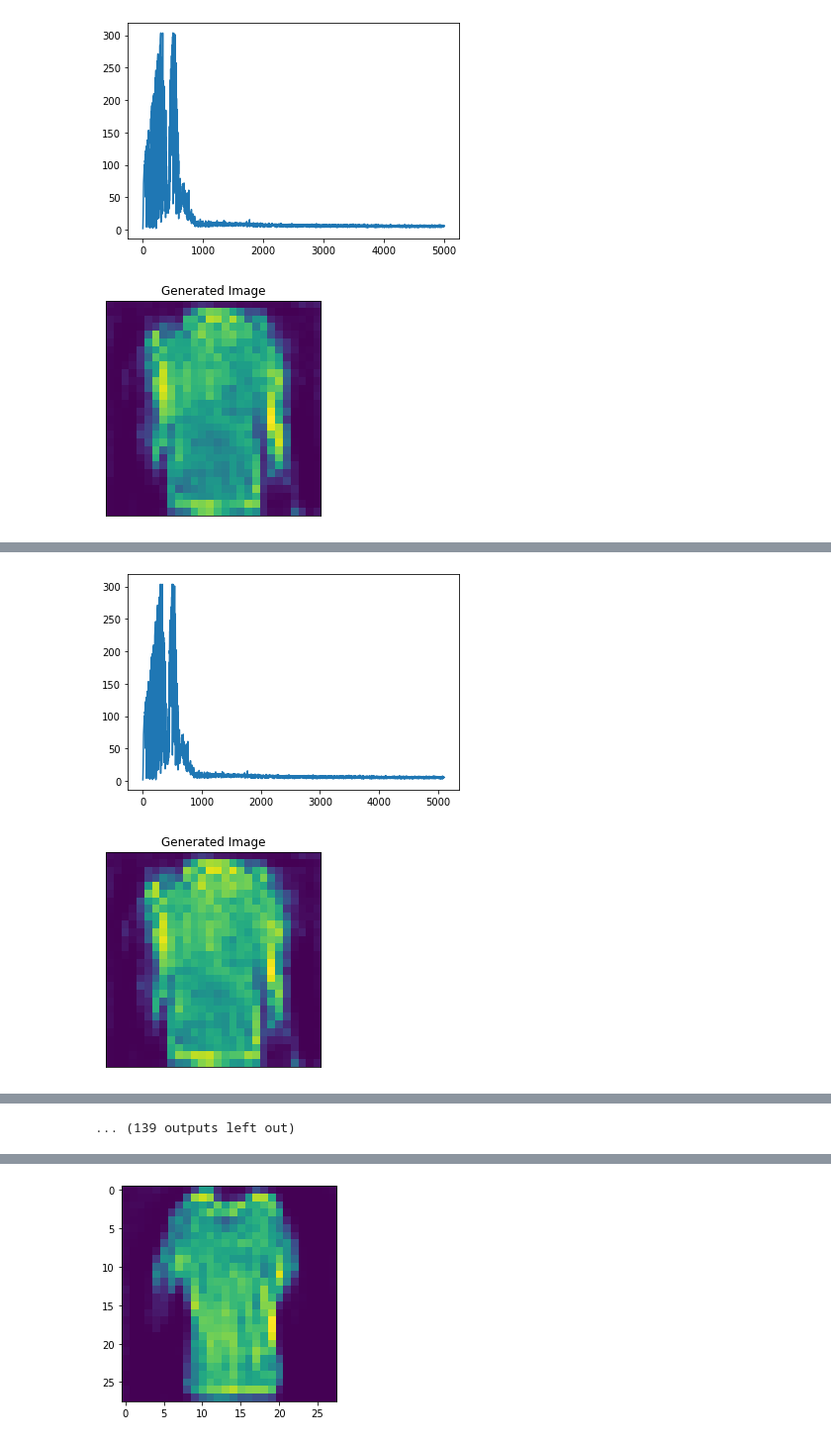
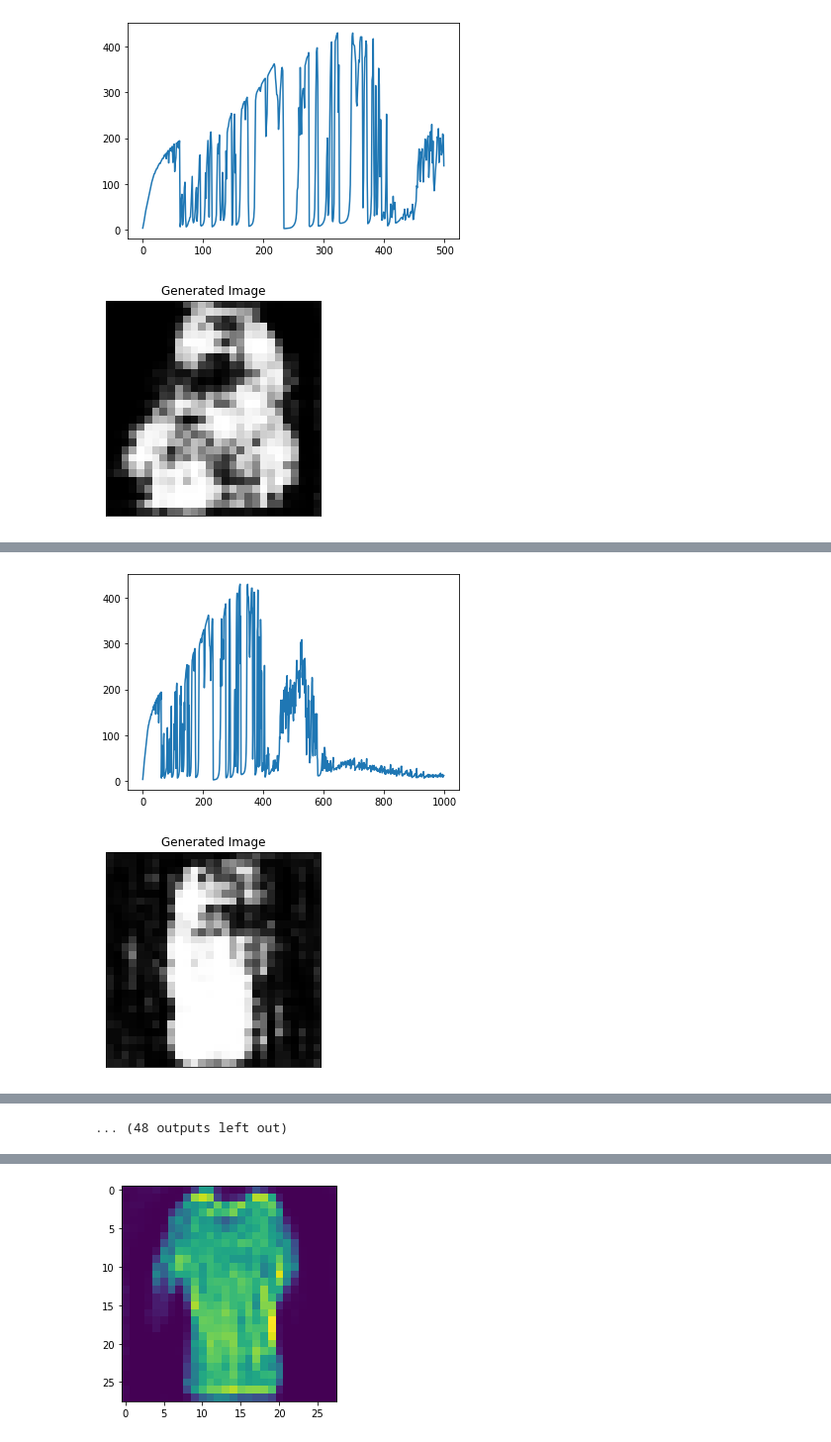
Before and after one commit to joasepul/gan-experiments, a Jupyter notebook: dragan-fashion-mnsit.ipynb, the cells around one changed output, grey strips where cells are left out. Shown at 99% size. Saved outputs shown, nothing was run; the diff lists cells and outputs as text; code cells hidden in the pictures.

Commit message:
trained with new normalization layer

```diff
--- a/dragan-fashion-mnsit.ipynb
+++ b/dragan-fashion-mnsit.ipynb
@@ -172,7 +158,7 @@ def train_step_generator():
 
 
         # gan loss
-        fake_output = discriminator(generated_images, training=False)
+        fake_output = critic(generated_images, training=False)
         gen_loss = -tf.reduce_mean(fake_output)
 
         generator_loss = gen_loss
@@ -187,19 +173,19 @@ def train_step_generator():
 
 
 @tf.function
-def train_step_discriminator(images):
+def train_step_critic(images):
 
     batch_size = 64
     latent_dim = 100
     gp_lambda = 10
 
-    with tf.GradientTape() as disc_tape:
+    with tf.GradientTape() as critic_tape:
         # generate
         z = tf.random.normal((batch_size,latent_dim))
         generated_images = generator(z, training=False)
 
-        real_output = discriminator(images, training=True)
-        fake_output = discriminator(generated_images, training=True)
+        real_output = critic(images, training=True)
+        fake_output = critic(generated_images, training=True)
 
         beta = tf.random.uniform(shape=tf.shape(images), minval=0.0, maxval=1.0)
         perturbed_images = images + 0.5 * tf.math.reduce_std(images) * beta
@@ -208,7 +194,7 @@ def train_step_discriminator(images):
         interpolated_images = images + (alpha * diff)
         with tf.GradientTape() as gp_tape:
             gp_tape.watch(interpolated_images)
-            interpolated_output = discriminator(interpolated_images, training=True)
+            interpolated_output = critic(interpolated_images, training=True)
         gp_gradients = gp_tape.gradient(interpolated_output, interpolated_images)
 
         # l2 norm on all axis except batch
@@ -219,21 +205,21 @@ def train_step_discriminator(images):
 
         loss_real = tf.reduce_mean(real_output)
         loss_fake = tf.reduce_mean(fake_output)
-        disc_loss = (loss_fake - loss_real) + gp_lambda * gp
+        critic_loss = (loss_fake - loss_real) + gp_lambda * gp
 
-    gradients_of_discriminator = disc_tape.gradient(disc_loss, discriminator.trainable_variables)
+    gradients_of_critic = critic_tape.gradient(critic_loss, critic.trainable_variables)
 
-    discriminator_optimizer.apply_gradients(zip(gradients_of_discriminator, discriminator.trainable_variables))
+    critic_optimizer.apply_gradients(zip(gradients_of_critic, critic.trainable_variables))
     return loss_real, loss_fake
 # %%
 import time
 from pathlib import Path
 
-start_epoch = 5000
+start_epoch = 1
 epochs = 10000
 batch_size = 64
-checkpoint_every_n_epochs = 2000
-figure_every_n_epochs = 100
+checkpoint_every_n_epochs = 10000
+figure_every_n_epochs = 500
 n_critic = 5
 
 
@@ -267,8 +253,8 @@ with tf.device('gpu:0'):
         rl_hi_loss_list = []
         kl_loss_list = []
         gen_loss_list = []
-        disc_real_list = []
-        disc_fake_list = []
+        critic_real_list = []
+        critic_fake_list = []
         mu, sigma = 0, 1 #mean and standard deviation
         test_noise = np.random.normal(mu, sigma, (1, latent_dim))
 
@@ -286,14 +272,14 @@ with tf.device('gpu:0'):
 
 
 
-        disc_real_sum = 0
-        disc_fake_sum = 0
+        critic_real_sum = 0
+        critic_fake_sum = 0
         for _ in range(n_critic):
             idxs_batch = np.random.randint(0,len(training_imgs)-1,size=batch_size)
             img_batch = training_imgs[idxs_batch]
-            disc_real, disc_fake = train_step_discriminator(img_batch)
-            disc_real_sum += K.get_value(disc_real)
-            disc_fake_sum += K.get_value(disc_fake)
+            critic_real, critic_fake = train_step_critic(img_batch)
+            critic_real_sum += K.get_value(critic_real)
+            critic_fake_sum += K.get_value(critic_fake)
 
 
 
@@ -301,35 +287,35 @@ with tf.device('gpu:0'):
 
 
 
-        disc_real = disc_real_sum/n_critic
-        disc_fake = disc_fake_sum/n_critic
+        critic_real = critic_real_sum/n_critic
+        critic_fake = critic_fake_sum/n_critic
         gen_loss = K.get_value(gen_loss)
 
 
 
-        disc_real_list.append(disc_real)
-        disc_fake_list.append(disc_fake)
+        critic_real_list.append(critic_real)
+        critic_fake_list.append(critic_fake)
         gen_loss_list.append(gen_loss)
 
 
         print(f'...{time.time()-start:.3f}(s) '  , end='')
 
         print(f'gen: {gen_loss:.5f} - ', end='')
-        print(f'disc_fake: {disc_fake:.5f} - ', end='')
-        print(f'disc_real: {disc_real:.5f} - ', end='')
-        print(f'disc_real: {disc_real - disc_fake:.5f}')
+        print(f'critic_fake: {critic_fake:.5f} - ', end='')
+        print(f'critic_real: {critic_real:.5f} - ', end='')
+        print(f'neg_critic: {critic_real - critic_fake:.5f}')
 
 
 
         if epoch % figure_every_n_epochs == 0:
 
             # plot fig for r - f to observe convergence
-            negative_critic_loss = np.array(disc_real_list)-np.array(disc_fake_list)
+            negative_critic_loss = np.array(critic_real_list)-np.array(critic_fake_list)
             plt.plot(negative_critic_loss, label="negative_critic")
             plt.show()
 
             gen_img = unnormalize_tanh( generator.predict(test_noise)[0])
-            plt.imshow(gen_img.reshape(28,28))
+            plt.imshow(gen_img.reshape(28,28), cmap='gray')
             plt.title("Generated Image")
             ax = plt.gca()
             ax.get_xaxis().set_visible(False)
@@ -342,6 +328,6 @@ with tf.device('gpu:0'):
             print(f'checkpointing at epoch: {epoch}')
             generator.save_weights((checkpoints_model_path / f'epoch-{epoch}-{model_type}-generator-weights.h5').as_posix())
             generator.save((checkpoints_model_path / f'epoch-{epoch}-{model_type}-generator.h5').as_posix())
-            discriminator.save_weights((checkpoints_model_path / f'epoch-{epoch}-{model_type}-discriminator-weights.h5').as_posix())
-            discriminator.save((checkpoints_model_path / f'epoch-{epoch}-{model_type}-discriminator.h5').as_posix())
+            critic.save_weights((checkpoints_model_path / f'epoch-{epoch}-{model_type}-critic-weights.h5').as_posix())
+            critic.save((checkpoints_model_path / f'epoch-{epoch}-{model_type}-critic.h5').as_posix())
 # %% [output]
@@ -349,2 +351,2 @@ Iteration [5000/10000]......0.152(s) gen: -183.72829 - disc_fake: 181.46661 - di
-[figure, old version]
+[figure, new version]
-[figure, old version]
+[figure, new version]
@@ -368,2 +370,2 @@ Iteration [5100/10000]......0.114(s) gen: -184.81921 - disc_fake: 182.46559 - di
-[figure, old version]
+[figure, new version]
-[figure, old version]
+[figure, new version]
@@ -408 +410 @@ Iteration [5300/10000]......0.114(s) gen: -186.21869 - disc_fake: 183.43381 - di
-... (139 outputs left out)
+... (48 outputs left out)
```
Also changed, not shown: parts of 11 cells of this notebook.
